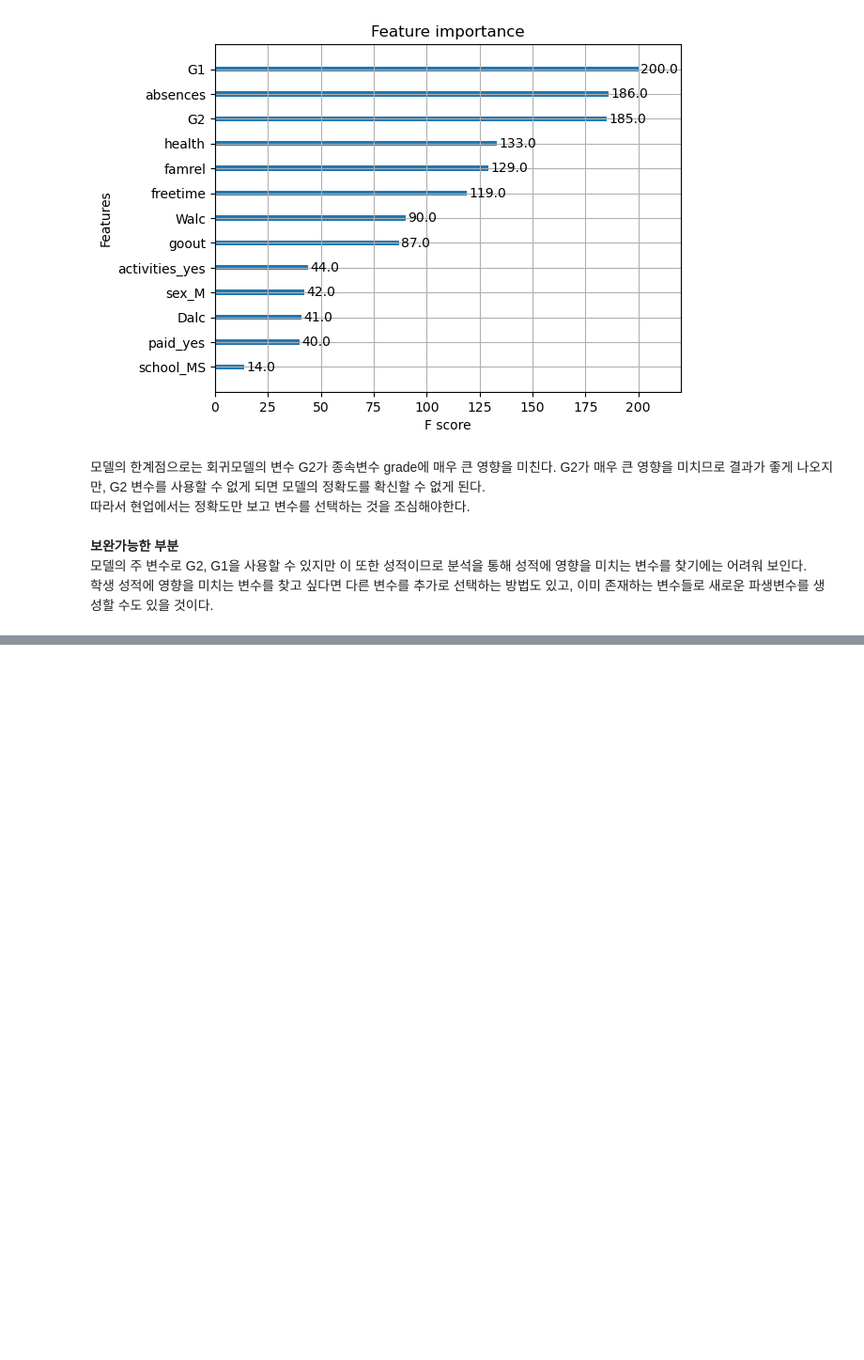
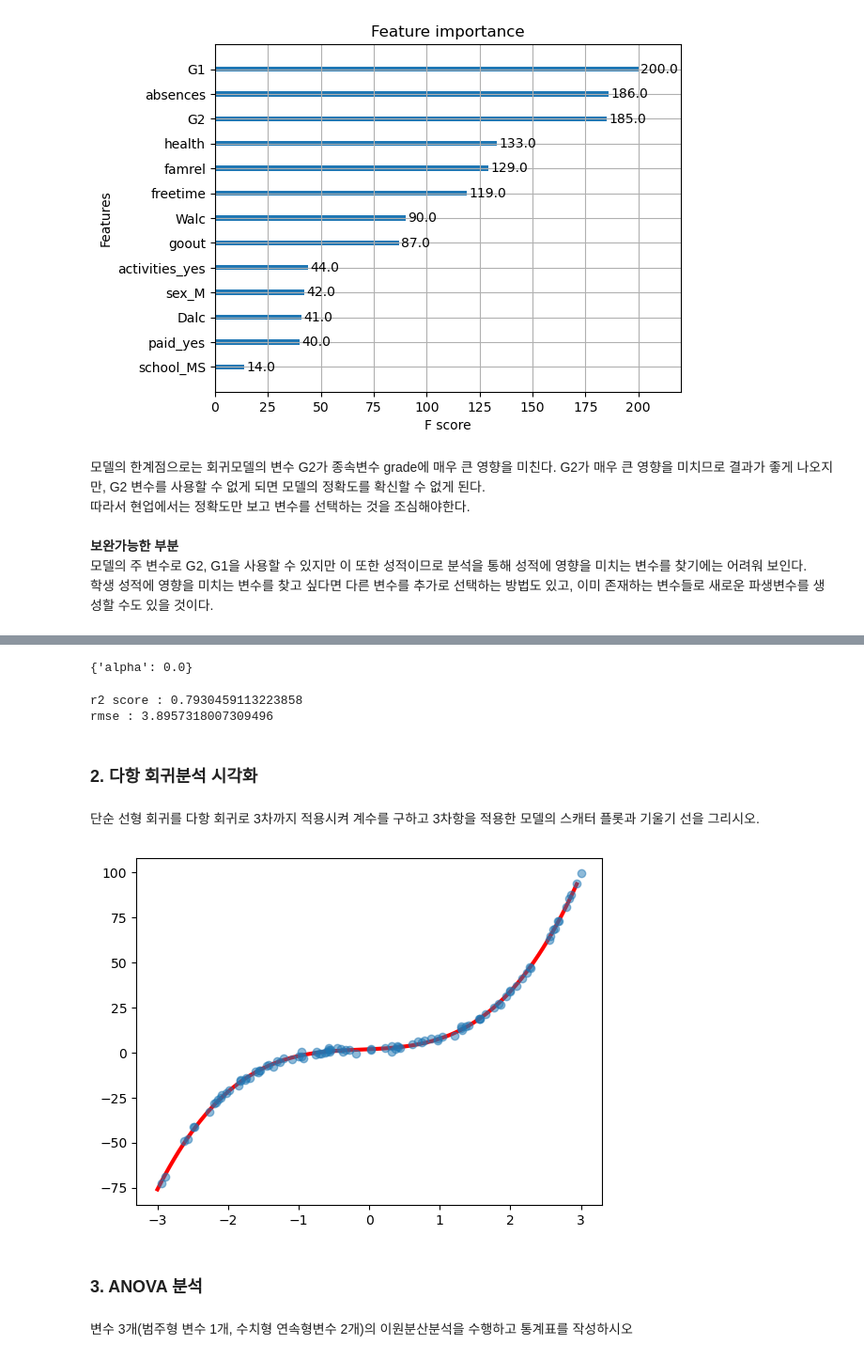
Before and after one commit to Junoflows/ADP, a Jupyter notebook: 문제/모의고사 1회.ipynb, the cells around one changed output, grey strips where cells are left out. Shown: that part at 94% size. Cells and saved outputs as stored; diff of their text form; code cells hidden in the pictures; blank space fills up the shorter version.

```diff
--- a/문제/모의고사 1회.ipynb
+++ b/문제/모의고사 1회.ipynb
@@ -467,0 +534,53 @@ __보완가능한 부분__
+# %%
+from sklearn.linear_model import Lasso
+
+lasso = Lasso()
+param_grid = {'alpha' : np.arange(0.0, 1.1, 0.1)}
+grid_ridge = GridSearchCV(lasso, param_grid, scoring= 'r2')
+grid_ridge.fit(X_train, y_train)
+
+print(grid_ridge.best_params_)
+# %% [output]
+{'alpha': 0.0}
+# %%
+lasso = Lasso(alpha= 0.0)
+lasso.fit(X_train, y_train)
+
+y_pred = lasso.predict(X_test)
+
+print('r2 score :', lasso.score(X_test, y_test))
+
+mse = mean_squared_error(y_test, y_pred)
+print('rmse :', np.sqrt(mse))
+# %% [output]
+r2 score : 0.7930459113223858
+rmse : 3.8957318007309496
+# %% [markdown]
+### 2. 다항 회귀분석 시각화
+# %% [markdown]
+단순 선형 회귀를 다항 회귀로 3차까지 적용시켜 계수를 구하고 3차항을 적용한 모델의 스캐터 플롯과 기울기 선을 그리시오.
+# %%
+m = 100
+x = 6 * np.random.rand(m, 1) - 3
+y = 3 * x ** 3 + x ** 2 + 2*x + 2 + np.random.randn(m, 1) # 노이즈 포함
+line = np.linspace(-3, 3, m, endpoint= False).reshape(-1, 1)
+# %%
+import matplotlib.pyplot as plt
+from sklearn.preprocessing import PolynomialFeatures
+
+poly = PolynomialFeatures(degree= 3, include_bias=False)
+X_poly = poly.fit_transform(x,y)
+line_poly = poly.fit_transform(line)
+
+lr = LinearRegression()
+reg = lr.fit(X_poly, y)
+
+plt.plot(line, reg.predict(line_poly), c = 'r', linewidth = 3)
+plt.plot(x, y, 'o', alpha = 0.5)
+plt.show()
+# %% [output]
+[figure, added]
+# %% [markdown]
+### 3. ANOVA 분석
+# %% [markdown]
+변수 3개(범주형 변수 1개, 수치형 연속형변수 2개)의 이원분산분석을 수행하고 통계표를 작성하시오
```
Also changed, not shown: parts of 9 cells of this notebook, 3 other files.
